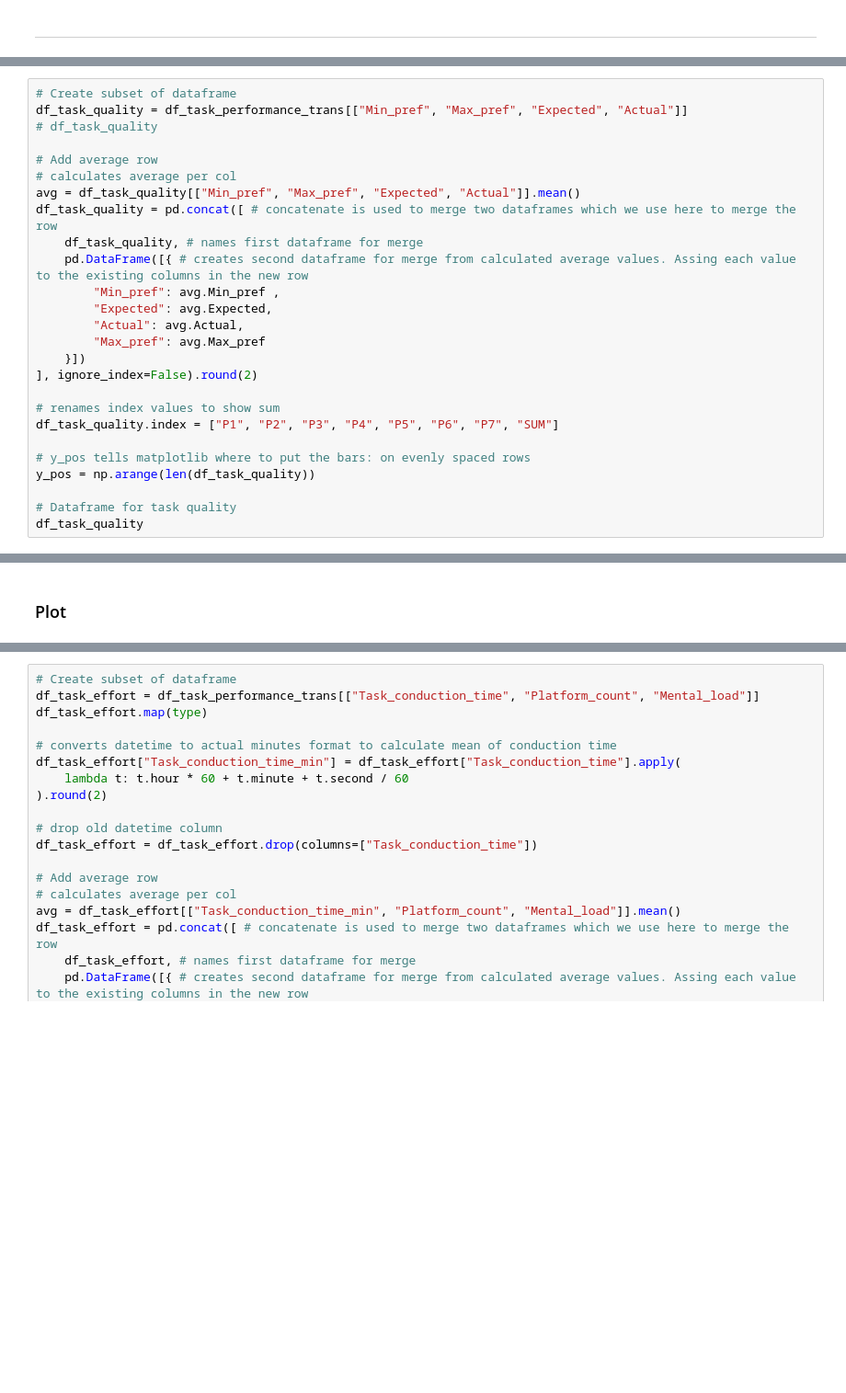
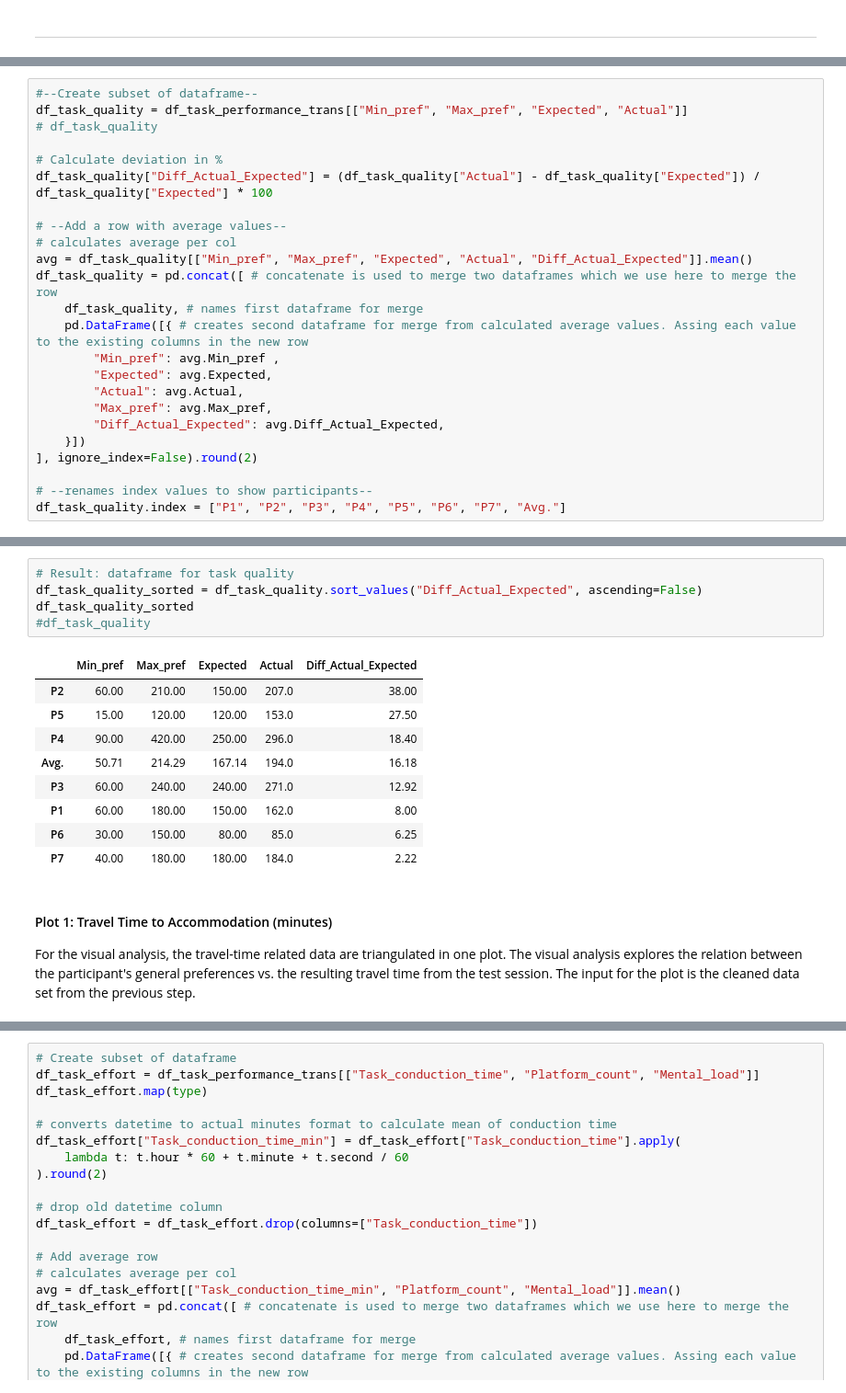
Before and after one commit to althomi3/Master-Thesis, a Jupyter notebook: main.ipynb, the cells around one changed output, grey strips where cells are left out. Shown at 92% size. Saved outputs shown, nothing was run; the diff lists cells and outputs as text; blank space fills up the shorter version.

Commit message:
finetunes visualization and markdown for cat 2

```diff
--- a/main.ipynb
+++ b/main.ipynb
@@ -81,27 +108,25 @@ How does the reachability of the trip perform in relation to the participants pr
 # %%
-# Create subset of dataframe
+#--Create subset of dataframe--
 df_task_quality = df_task_performance_trans[["Min_pref", "Max_pref", "Expected", "Actual"]]
 # df_task_quality
 
-# Add average row
+# Calculate deviation in %
+df_task_quality["Diff_Actual_Expected"] = (df_task_quality["Actual"] - df_task_quality["Expected"]) / df_task_quality["Expected"] * 100
+
+# --Add a row with average values--
 # calculates average per col
-avg = df_task_quality[["Min_pref", "Max_pref", "Expected", "Actual"]].mean()
+avg = df_task_quality[["Min_pref", "Max_pref", "Expected", "Actual", "Diff_Actual_Expected"]].mean()
 df_task_quality = pd.concat([ # concatenate is used to merge two dataframes which we use here to merge the row
     df_task_quality, # names first dataframe for merge
     pd.DataFrame([{ # creates second dataframe for merge from calculated average values. Assing each value to the existing columns in the new row
         "Min_pref": avg.Min_pref ,
         "Expected": avg.Expected,
         "Actual": avg.Actual,
-        "Max_pref": avg.Max_pref
+        "Max_pref": avg.Max_pref,
+        "Diff_Actual_Expected": avg.Diff_Actual_Expected,
     }])
 ], ignore_index=False).round(2)
 
-# renames index values to show sum
-df_task_quality.index = ["P1", "P2", "P3", "P4", "P5", "P6", "P7", "SUM"]
-
-# y_pos tells matplotlib where to put the bars: on evenly spaced rows
-y_pos = np.arange(len(df_task_quality))
-
-# Dataframe for task quality
-df_task_quality
+# --renames index values to show participants--
+df_task_quality.index = ["P1", "P2", "P3", "P4", "P5", "P6", "P7", "Avg."]
 # %% [output]
@@ -117,3 +149,19 @@ df_task_quality
+# %%
+# Result: dataframe for task quality
+df_task_quality_sorted = df_task_quality.sort_values("Diff_Actual_Expected", ascending=False)
+df_task_quality_sorted
+#df_task_quality
+# %% [output]
+|  | Min_pref | Max_pref | Expected | Actual | Diff_Actual_Expected |
+| P2 | 60.00 | 210.00 | 150.00 | 207.0 | 38.00 |
+| P5 | 15.00 | 120.00 | 120.00 | 153.0 | 27.50 |
+| P4 | 90.00 | 420.00 | 250.00 | 296.0 | 18.40 |
+| Avg. | 50.71 | 214.29 | 167.14 | 194.0 | 16.18 |
+| P3 | 60.00 | 240.00 | 240.00 | 271.0 | 12.92 |
+| P1 | 60.00 | 180.00 | 150.00 | 162.0 | 8.00 |
+| P6 | 30.00 | 150.00 | 80.00 | 85.0 | 6.25 |
+| P7 | 40.00 | 180.00 | 180.00 | 184.0 | 2.22 |
 # %% [markdown]
-### Plot
+#### Plot 1: Travel Time to Accommodation (minutes)
+For the visual analysis, the travel-time related data are triangulated in one plot. The visual analysis explores the relation between the participant's general preferences vs. the resulting travel time from the test session. The input for the plot is the cleaned data set from the previous step.
 # %%
```
Also changed, not shown: parts of 23 cells of this notebook, 1 other file.
